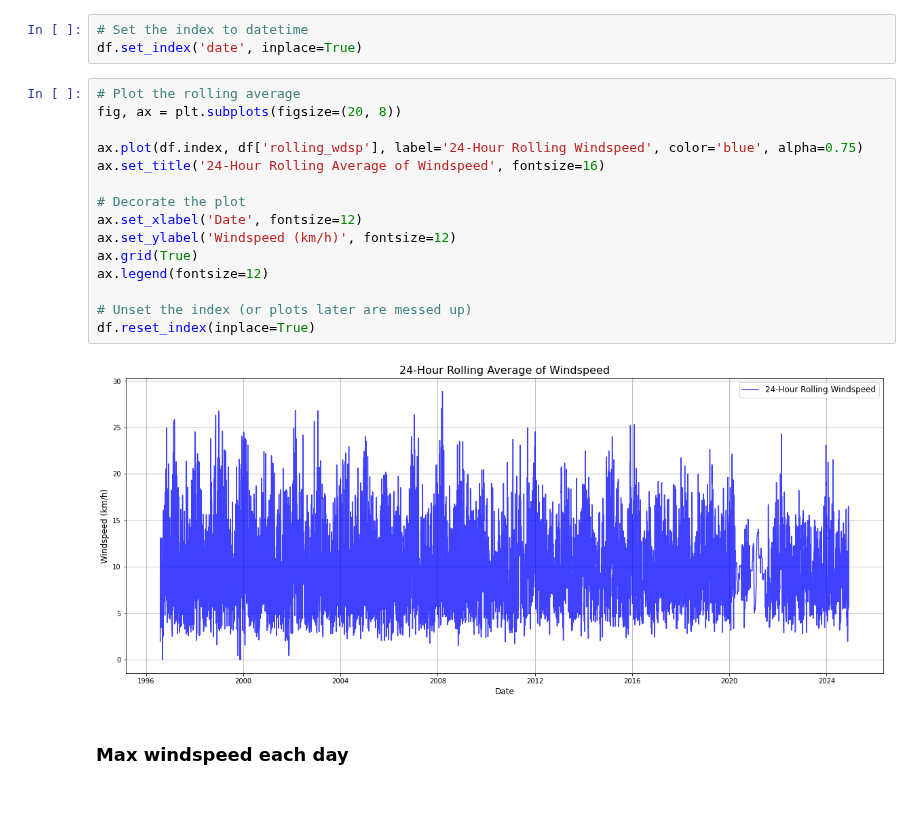
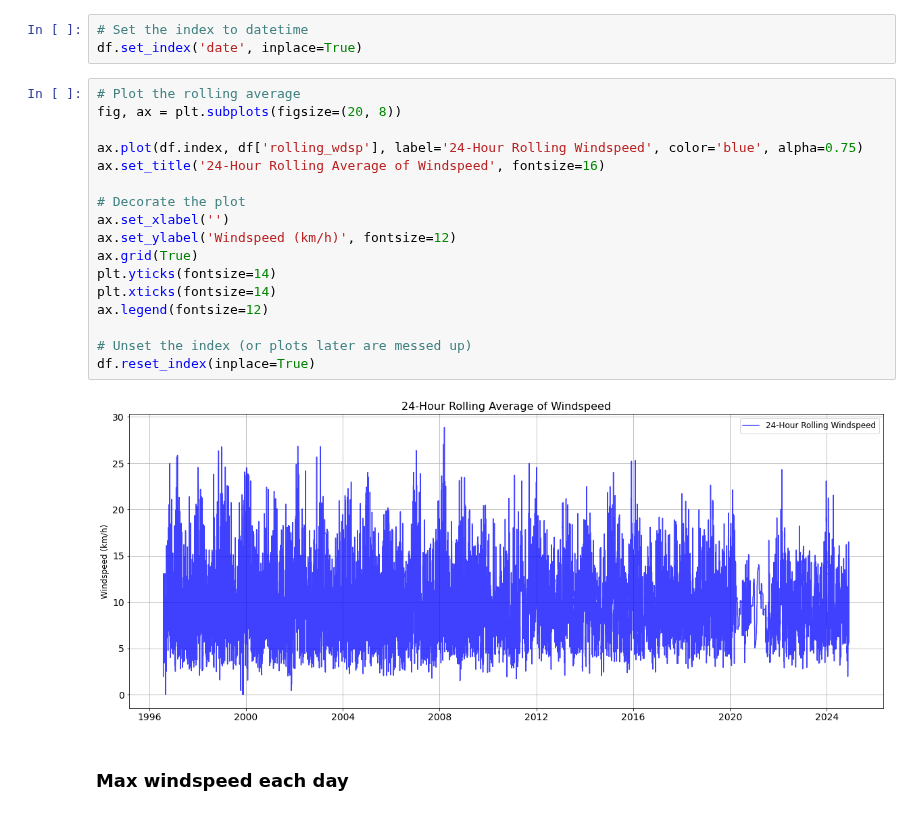
Before and after one commit to holmstead/PFDA, a Jupyter notebook: assignments/assignment_6_Weather.ipynb, the cells around one changed output. Drawn from its saved outputs; the diff is of its cells as text.

Commit message:
update plot label sizes

```diff
--- a/assignments/assignment_6_Weather.ipynb
+++ b/assignments/assignment_6_Weather.ipynb
@@ -347,20 +350,22 @@ df.set_index('date', inplace=True)
 # %%
 # Plot the rolling average
 fig, ax = plt.subplots(figsize=(20, 8))
 
 ax.plot(df.index, df['rolling_wdsp'], label='24-Hour Rolling Windspeed', color='blue', alpha=0.75)
 ax.set_title('24-Hour Rolling Average of Windspeed', fontsize=16)
 
 # Decorate the plot
-ax.set_xlabel('Date', fontsize=12)
+ax.set_xlabel('')
 ax.set_ylabel('Windspeed (km/h)', fontsize=12)
 ax.grid(True)
+plt.yticks(fontsize=14)
+plt.xticks(fontsize=14)
 ax.legend(fontsize=12)
 
 # Unset the index (or plots later are messed up)
 df.reset_index(inplace=True)
 # %% [output]
-[figure, old version]
+[figure, new version]
 # %% [markdown]
 ### Max windspeed each day
 # %%
```
Also changed, not shown: parts of 6 cells of this notebook.
